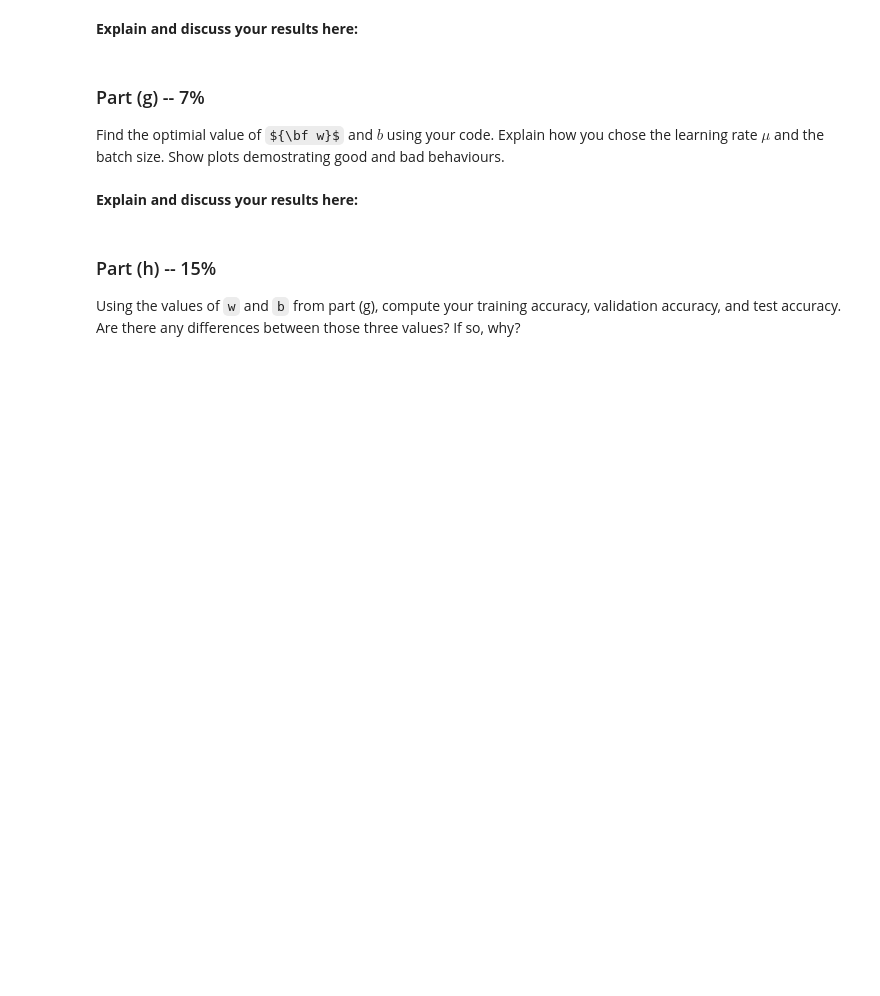
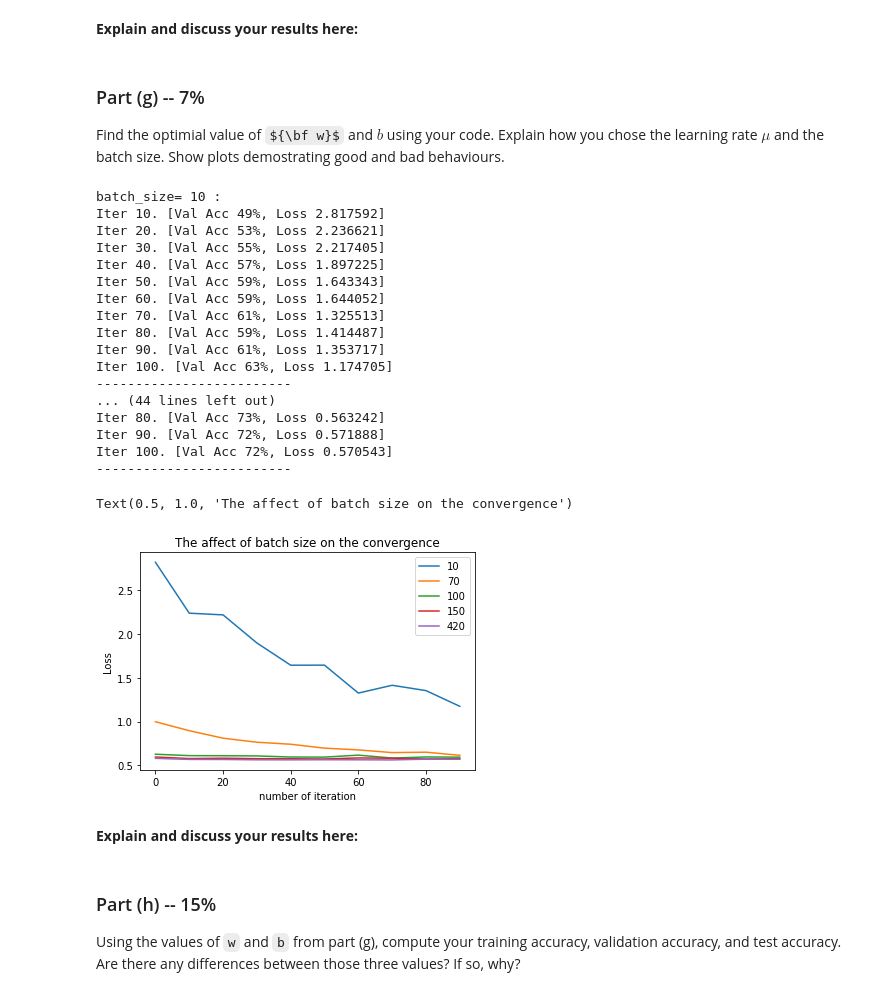
Before and after one commit to shaniklein/Introduction-to-Deep-Learning, a Jupyter notebook: Assignment1.ipynb, the cells around one changed output. Drawn from its saved outputs; the diff is of its cells as text; code cells hidden in the pictures; some formulas as TeX source; blank space fills up the shorter version.

```diff
--- a/Assignment1.ipynb
+++ b/Assignment1.ipynb
@@ -281,6 +288,18 @@ def compute_analytical_deriviate(w,b,t,X,parameter_to_check,h=1e-05):
     raise Exception('parameter_to_check: {} is not define - has to be b or w'.format(parameter_to_check))
 
   return deriviate
+# %%
+# helper class to print nice outputs
+class txt:
+   BOLD = '\033[1m'
+   UNDERLINE = '\033[4m'
+   END = '\033[0m'
+
+def make_bold(text):
+    return txt.BOLD+ text + txt.END
+
+def make_underline(text):
+    return txt.UNDERLINE+ text + txt.END
 # %%
 w=np.zeros(90)
 h=1e-05
@@ -407,3 +491,39 @@ b0 = np.random.randn(1)[0]
+# %%
+w0 = np.random.randn(90)
+b0 = np.random.randn(1)[0]
+
+mu=0.5
+batches=[10,70,100,150,420]
+for batch_size in batches:
+  print(make_bold("batch_size="),batch_size,":")
+  w,b,losses=run_gradient_descent(w0,b0,mu,batch_size)
+  print("-------------------------")
+  plt.plot(range(0,100,10),losses)
+
+plt.legend(batches,loc='upper right')
+plt.xlabel("number of iteration")
+plt.ylabel("Loss")
+plt.title("The affect of batch size on the convergence")
+# %% [output]
+batch_size= 10 :
+Iter 10. [Val Acc 49%, Loss 2.817592]
+Iter 20. [Val Acc 53%, Loss 2.236621]
+Iter 30. [Val Acc 55%, Loss 2.217405]
+Iter 40. [Val Acc 57%, Loss 1.897225]
+Iter 50. [Val Acc 59%, Loss 1.643343]
+Iter 60. [Val Acc 59%, Loss 1.644052]
+Iter 70. [Val Acc 61%, Loss 1.325513]
+Iter 80. [Val Acc 59%, Loss 1.414487]
+Iter 90. [Val Acc 61%, Loss 1.353717]
+Iter 100. [Val Acc 63%, Loss 1.174705]
+-------------------------
+... (44 lines left out)
+Iter 80. [Val Acc 73%, Loss 0.563242]
+Iter 90. [Val Acc 72%, Loss 0.571888]
+Iter 100. [Val Acc 72%, Loss 0.570543]
+-------------------------
+Text(0.5, 1.0, 'The affect of batch size on the convergence')
+[figure, added]
 # %% [markdown]
 **Explain and discuss your results here:**
 # %% [markdown]
```
Also changed, not shown: parts of 13 cells of this notebook.
